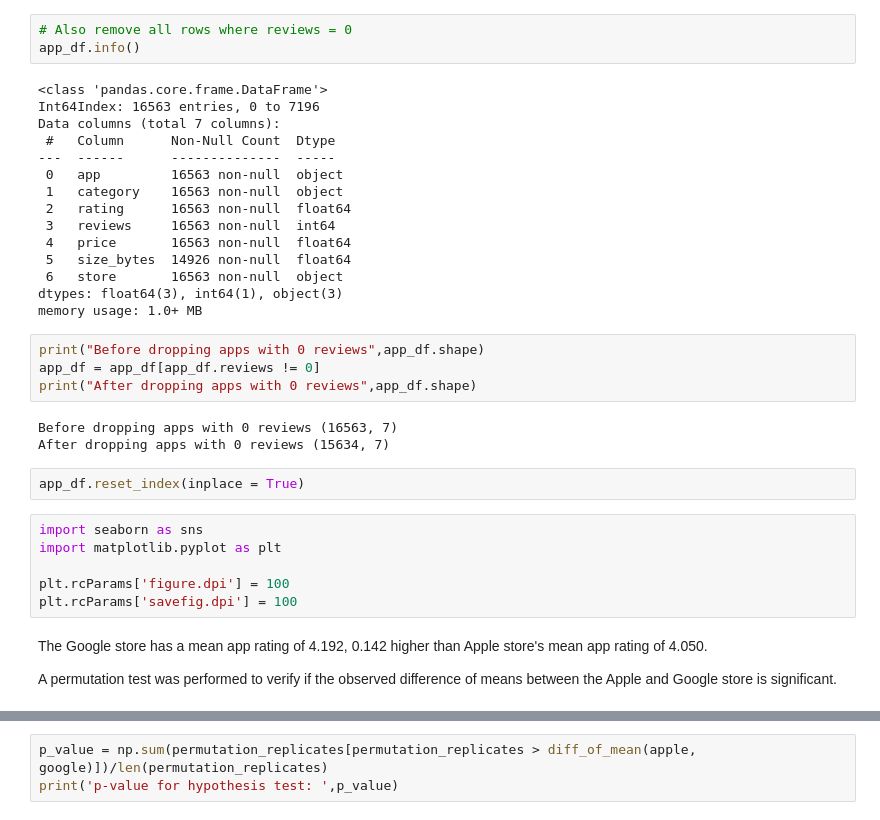
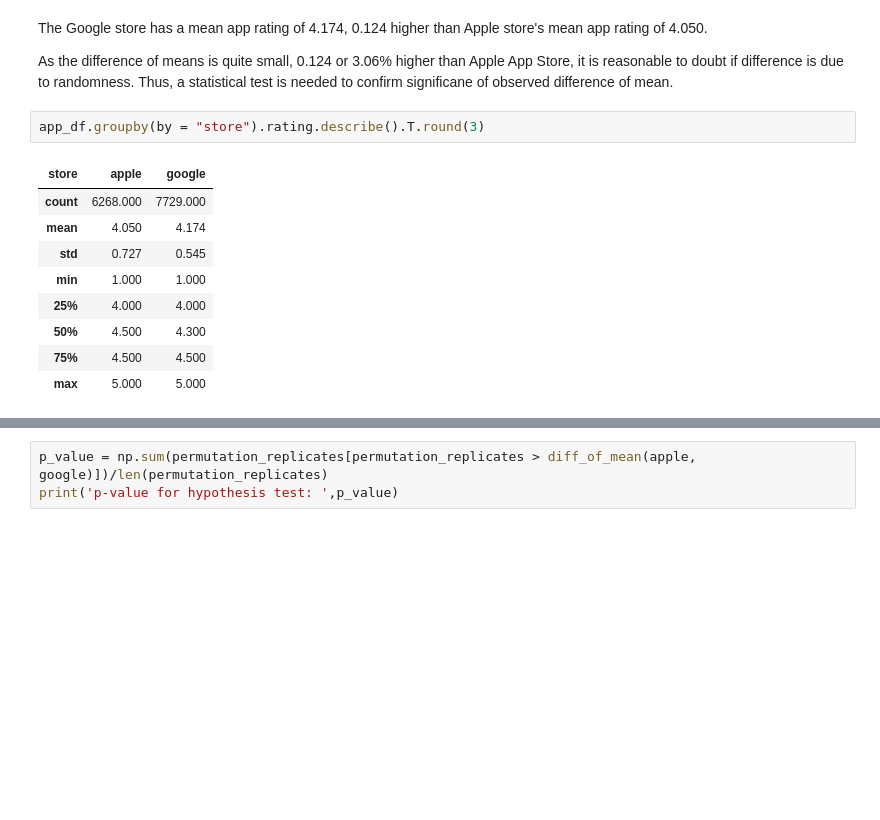
Before and after one commit to andrewyewcy/portfolio, a Jupyter notebook: App Store Case Study/App Store Case Study - Permutation Test.ipynb, the cells around one changed output, grey strips where cells are left out. Saved outputs shown, nothing was run; the diff lists cells and outputs as text; blank space fills up the shorter version.

```diff
--- a/App Store Case Study/App Store Case Study - Permutation Test.ipynb
+++ b/App Store Case Study/App Store Case Study - Permutation Test.ipynb
@@ -328,37 +266,16 @@ After dropping null ratings (16563, 7)
-# %%
-# Also remove all rows where reviews = 0
-app_df.info()
-# %% [output]
-<class 'pandas.core.frame.DataFrame'>
-Int64Index: 16563 entries, 0 to 7196
-Data columns (total 7 columns):
- #   Column      Non-Null Count  Dtype
----  ------      --------------  -----
- 0   app         16563 non-null  object
- 1   category    16563 non-null  object
- 2   rating      16563 non-null  float64
- 3   reviews     16563 non-null  int64
- 4   price       16563 non-null  float64
- 5   size_bytes  14926 non-null  float64
- 6   store       16563 non-null  object
-dtypes: float64(3), int64(1), object(3)
-memory usage: 1.0+ MB
-# %%
-print("Before dropping apps with 0 reviews",app_df.shape)
-app_df = app_df[app_df.reviews != 0]
-print("After dropping apps with 0 reviews",app_df.shape)
-# %% [output]
-Before dropping apps with 0 reviews (16563, 7)
-After dropping apps with 0 reviews (15634, 7)
-# %%
-app_df.reset_index(inplace = True)
+# %% [markdown]
+The Google store has a mean app rating of 4.174, 0.124 higher than Apple store's mean app rating of 4.050.
+
+As the difference of means is quite small, 0.124 or 3.06% higher than Apple App Store, it is reasonable to doubt if difference is due to randomness. Thus, a statistical test is needed to confirm significane of observed difference of mean.
 # %%
-import seaborn as sns
-import matplotlib.pyplot as plt
-
-plt.rcParams['figure.dpi'] = 100
-plt.rcParams['savefig.dpi'] = 100
+app_df.groupby(by = "store").rating.describe().T.round(3)
+# %% [output]
+| store | apple | google |
+| count | 6268.000 | 7729.000 |
+| mean | 4.050 | 4.174 |
+| std | 0.727 | 0.545 |
+| min | 1.000 | 1.000 |
+| 25% | 4.000 | 4.000 |
+| 50% | 4.500 | 4.300 |
+| 75% | 4.500 | 4.500 |
+| max | 5.000 | 5.000 |
-# %% [markdown]
-The Google store has a mean app rating of 4.192, 0.142 higher than Apple store's mean app rating of 4.050.
-
-A permutation test was performed to verify if the observed difference of means between the Apple and Google store is significant.
```
Also changed, not shown: parts of 69 cells of this notebook, 8 other files.
